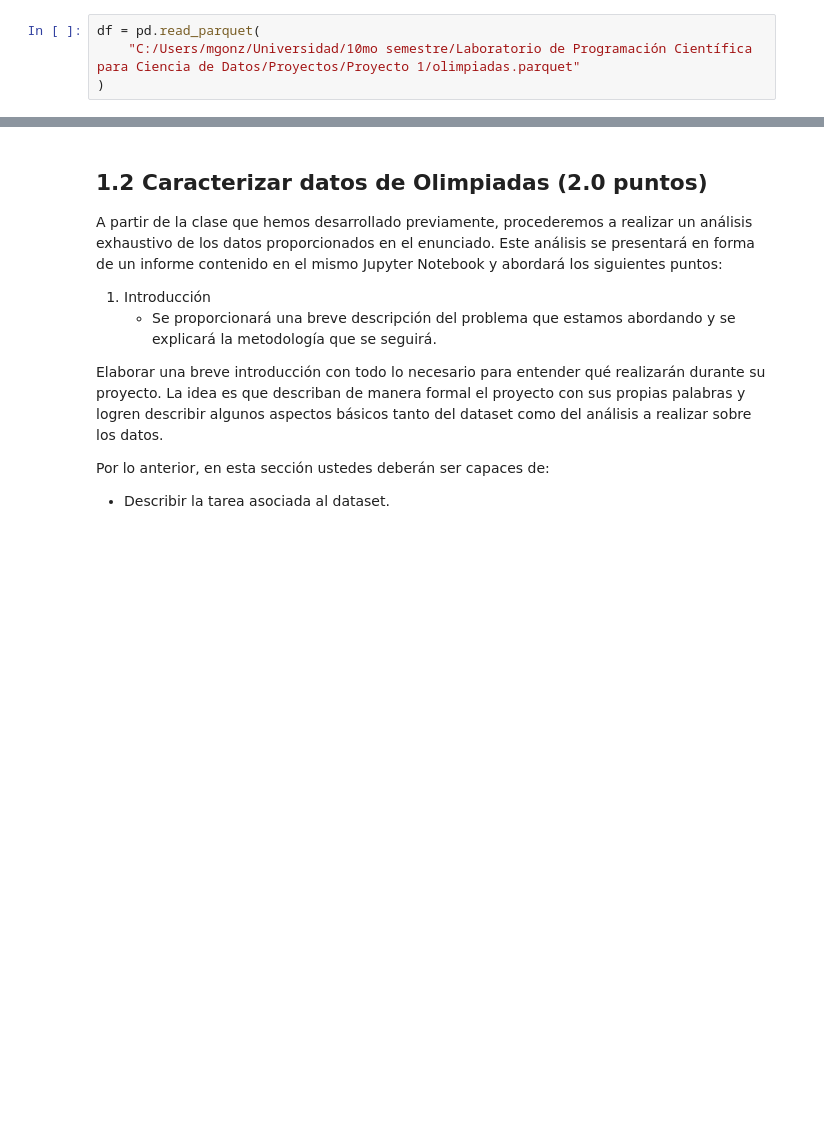
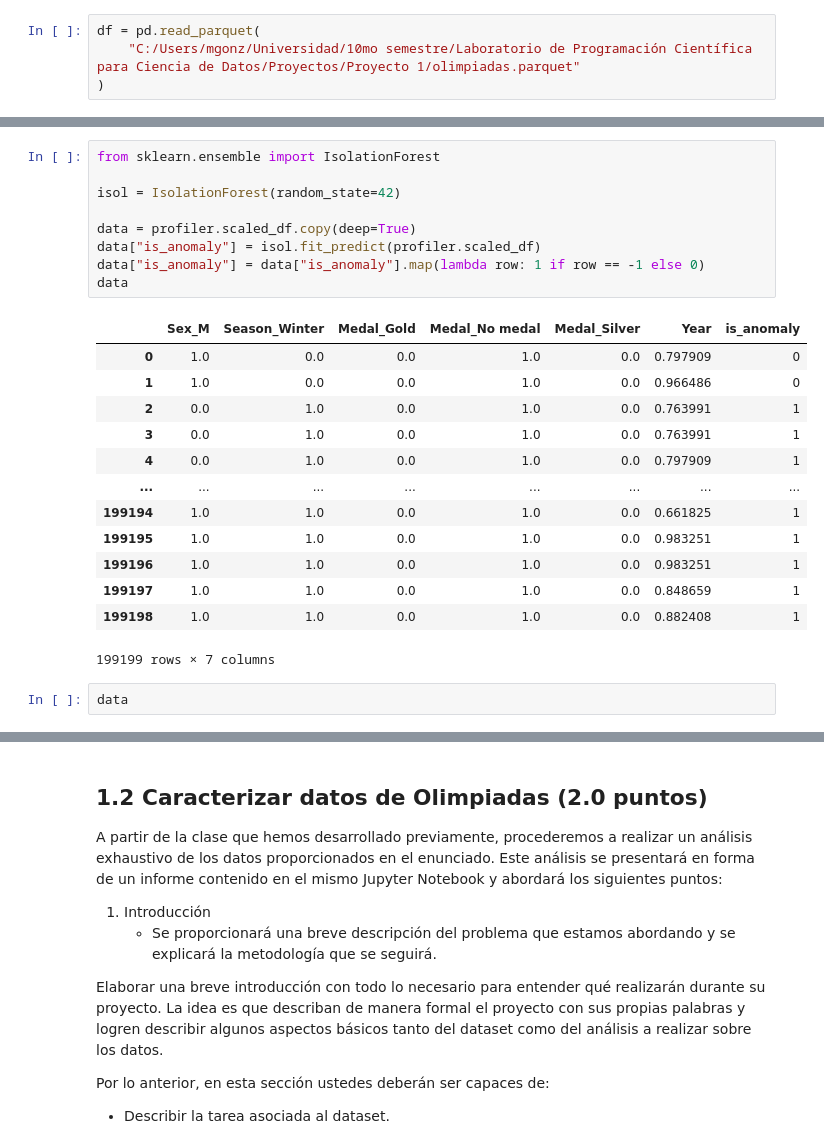
Before and after one commit to mgzotero/MDS7202, a Jupyter notebook: Proyectos/Proyecto 1/proyecto1.ipynb, the cells around one changed output, grey strips where cells are left out. Cells and saved outputs as stored; diff of their text form; blank space fills up the shorter version.

```diff
--- a/Proyectos/Proyecto 1/proyecto1.ipynb
+++ b/Proyectos/Proyecto 1/proyecto1.ipynb
@@ -571,4 +708,29 @@ class Profiler:
     def clearGarbage(self) -> None:
         """Elimina la carpeta creada para guardar los resultados."""
         shutil.rmtree(self.folder_name)
+# %%
+from sklearn.ensemble import IsolationForest
+
+isol = IsolationForest(random_state=42)
+
+data = profiler.scaled_df.copy(deep=True)
+data["is_anomaly"] = isol.fit_predict(profiler.scaled_df)
+data["is_anomaly"] = data["is_anomaly"].map(lambda row: 1 if row == -1 else 0)
+data
+# %% [output]
+|  | Sex_M | Season_Winter | Medal_Gold | Medal_No medal | Medal_Silver | Year | is_anomaly |
+| 0 | 1.0 | 0.0 | 0.0 | 1.0 | 0.0 | 0.797909 | 0 |
+| 1 | 1.0 | 0.0 | 0.0 | 1.0 | 0.0 | 0.966486 | 0 |
+| 2 | 0.0 | 1.0 | 0.0 | 1.0 | 0.0 | 0.763991 | 1 |
+| 3 | 0.0 | 1.0 | 0.0 | 1.0 | 0.0 | 0.763991 | 1 |
+| 4 | 0.0 | 1.0 | 0.0 | 1.0 | 0.0 | 0.797909 | 1 |
+| ... | ... | ... | ... | ... | ... | ... | ... |
+| 199194 | 1.0 | 1.0 | 0.0 | 1.0 | 0.0 | 0.661825 | 1 |
+| 199195 | 1.0 | 1.0 | 0.0 | 1.0 | 0.0 | 0.983251 | 1 |
+| 199196 | 1.0 | 1.0 | 0.0 | 1.0 | 0.0 | 0.983251 | 1 |
+| 199197 | 1.0 | 1.0 | 0.0 | 1.0 | 0.0 | 0.848659 | 1 |
+| 199198 | 1.0 | 1.0 | 0.0 | 1.0 | 0.0 | 0.882408 | 1 |
+199199 rows × 7 columns
+# %%
+data
 # %%
```
Also changed, not shown: parts of 16 cells of this notebook.
